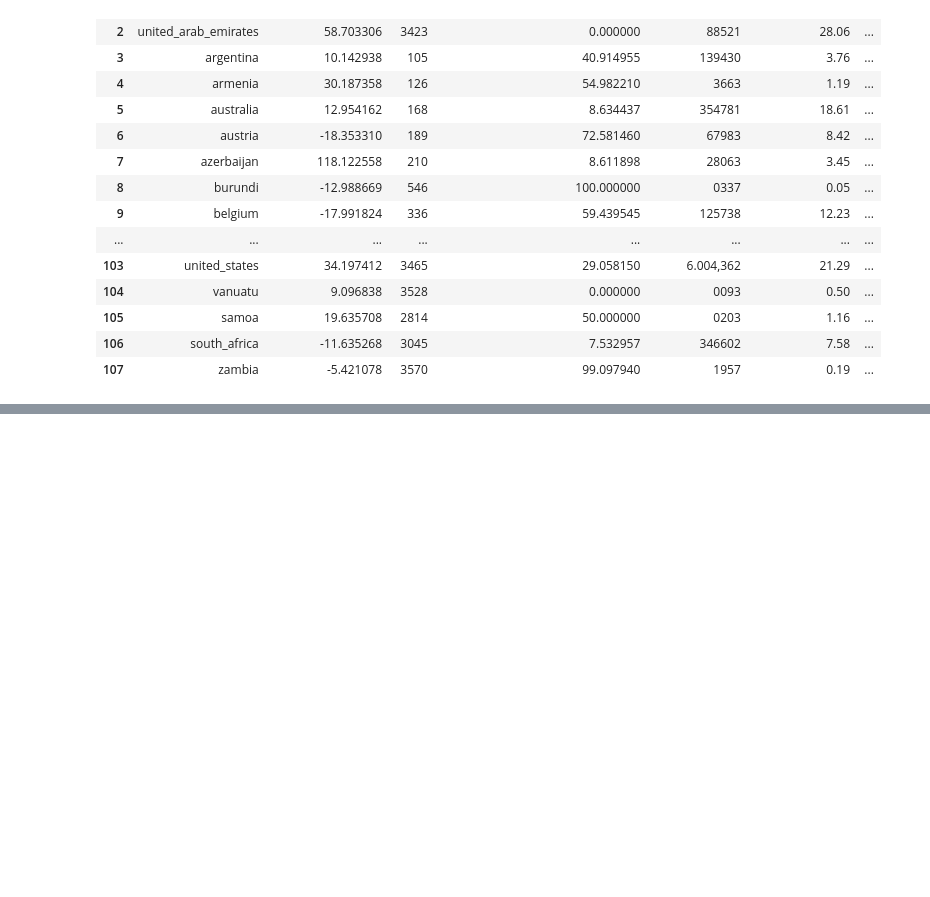
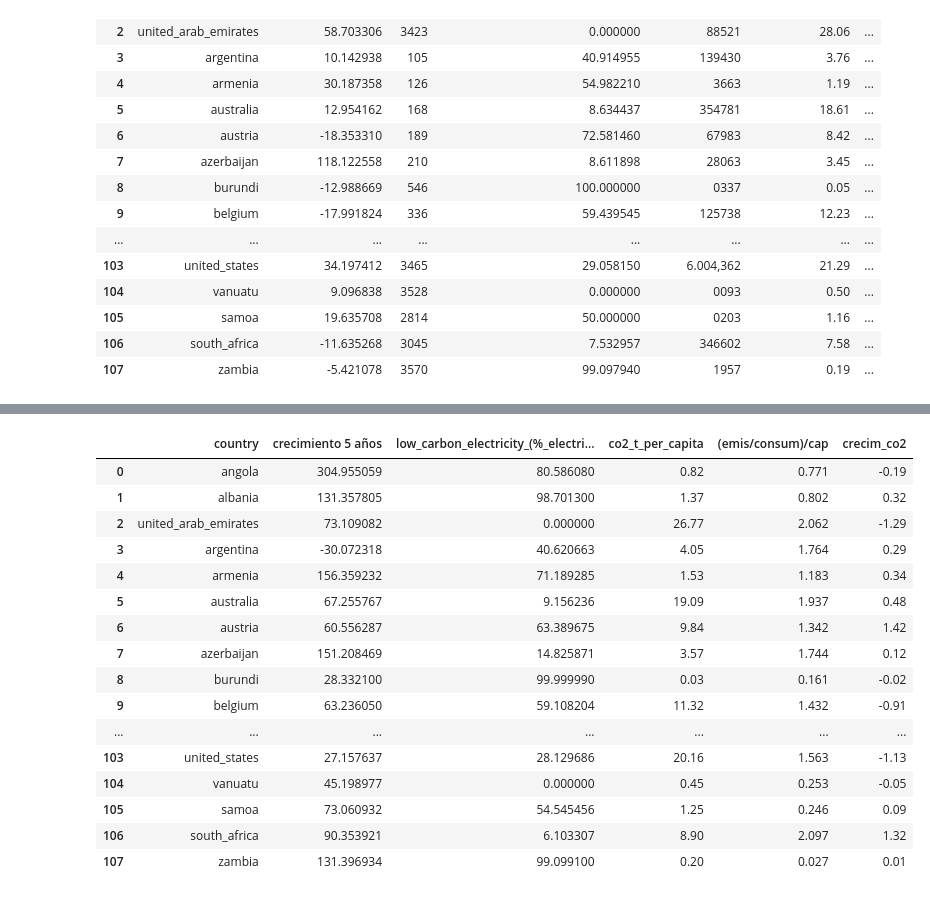
Before and after one commit to Gbau11/Proyecto, a Jupyter notebook: Groups.ipynb, the cells around one changed output, grey strips where cells are left out. Cells and saved outputs as stored; diff of their text form; code cells hidden in the pictures; blank space fills up the shorter version.

```diff
--- a/Groups.ipynb
+++ b/Groups.ipynb
@@ -1036,7 +1039,7 @@ df_gdp_2005['crecimiento 5 años'] = (df_gdp_2005['2005']-df_gdp_2005['2000'])*1
 # %%
 df_gdp_2000['crecimiento 5 años'] = (df_gdp_2000['2000']-df_gdp_2000['1995'])*100 / df_gdp_2000['1995']
 # %%
-df_gdp_2000 = df_gdp_2000.drop(['crecimiento','1995','2000'], axis=1)
-df_gdp_2005 = df_gdp_2005.drop(['crecimiento','2000','2005'], axis=1)
-df_gdp_2010 = df_gdp_2010.drop(['crecimiento','2005','2010'], axis=1)
-df_gdp_2015 = df_gdp_2015.drop(['crecimiento','2010','2015'], axis=1)
+df_gdp_2000 = df_gdp_2000.drop(['1995','2000'], axis=1)
+df_gdp_2005 = df_gdp_2005.drop(['2000','2005'], axis=1)
+df_gdp_2010 = df_gdp_2010.drop(['2005','2010'], axis=1)
+df_gdp_2015 = df_gdp_2015.drop(['2010','2015'], axis=1)
@@ -1082,3 +1101,9 @@ df__2000
 | 105 | samoa | 19.635708 | 2814 | 50.000000 | 0203 | 1.16 | ... |
 | 106 | south_africa | -11.635268 | 3045 | 7.532957 | 346602 | 7.58 | ... |
 | 107 | zambia | -5.421078 | 3570 | 99.097940 | 1957 | 0.19 | ... |
+# %%
+df__2000_cre_co2 = df__2000.drop(['index','co2_totales_mt','consumo_gwh','consumo_per_capita_kwh'], axis=1)
+df__2005_cre_co2 = df__2005.drop(['index','co2_totales_mt','consumo_gwh','consumo_per_capita_kwh'], axis=1)
+df__2010_cre_co2 = df__2010.drop(['index','co2_totales_mt','consumo_gwh','consumo_per_capita_kwh'], axis=1)
+df__2015_cre_co2 = df__2015.drop(['index','co2_totales_mt','consumo_gwh','consumo_per_capita_kwh'], axis=1)
+df__2015_cre_co2
@@ -1084,0 +1128,23 @@ df__2000
+# %%
+df__2015_cre_co2['crecim_co2'] = df__2015_cre_co2['co2_t_per_capita'] - df__2010_cre_co2['co2_t_per_capita']
+df__2010_cre_co2['crecim_co2'] = df__2010_cre_co2['co2_t_per_capita'] - df__2005_cre_co2['co2_t_per_capita']
+df__2005_cre_co2['crecim_co2'] = df__2005_cre_co2['co2_t_per_capita'] - df__2000_cre_co2['co2_t_per_capita']
+df__2005_cre_co2
+# %% [output]
+|  | country | crecimiento 5 años | low_carbon_electricity_(%_electri... | co2_t_per_capita | (emis/consum)/cap | crecim_co2 |
+| 0 | angola | 304.955059 | 80.586080 | 0.82 | 0.771 | -0.19 |
+| 1 | albania | 131.357805 | 98.701300 | 1.37 | 0.802 | 0.32 |
+| 2 | united_arab_emirates | 73.109082 | 0.000000 | 26.77 | 2.062 | -1.29 |
+| 3 | argentina | -30.072318 | 40.620663 | 4.05 | 1.764 | 0.29 |
+| 4 | armenia | 156.359232 | 71.189285 | 1.53 | 1.183 | 0.34 |
+| 5 | australia | 67.255767 | 9.156236 | 19.09 | 1.937 | 0.48 |
+| 6 | austria | 60.556287 | 63.389675 | 9.84 | 1.342 | 1.42 |
+| 7 | azerbaijan | 151.208469 | 14.825871 | 3.57 | 1.744 | 0.12 |
+| 8 | burundi | 28.332100 | 99.999990 | 0.03 | 0.161 | -0.02 |
+| 9 | belgium | 63.236050 | 59.108204 | 11.32 | 1.432 | -0.91 |
+| ... | ... | ... | ... | ... | ... | ... |
+| 103 | united_states | 27.157637 | 28.129686 | 20.16 | 1.563 | -1.13 |
+| 104 | vanuatu | 45.198977 | 0.000000 | 0.45 | 0.253 | -0.05 |
+| 105 | samoa | 73.060932 | 54.545456 | 1.25 | 0.246 | 0.09 |
+| 106 | south_africa | 90.353921 | 6.103307 | 8.90 | 2.097 | 1.32 |
+| 107 | zambia | 131.396934 | 99.099100 | 0.20 | 0.027 | 0.01 |
```
Also changed, not shown: parts of 17 cells of this notebook.
